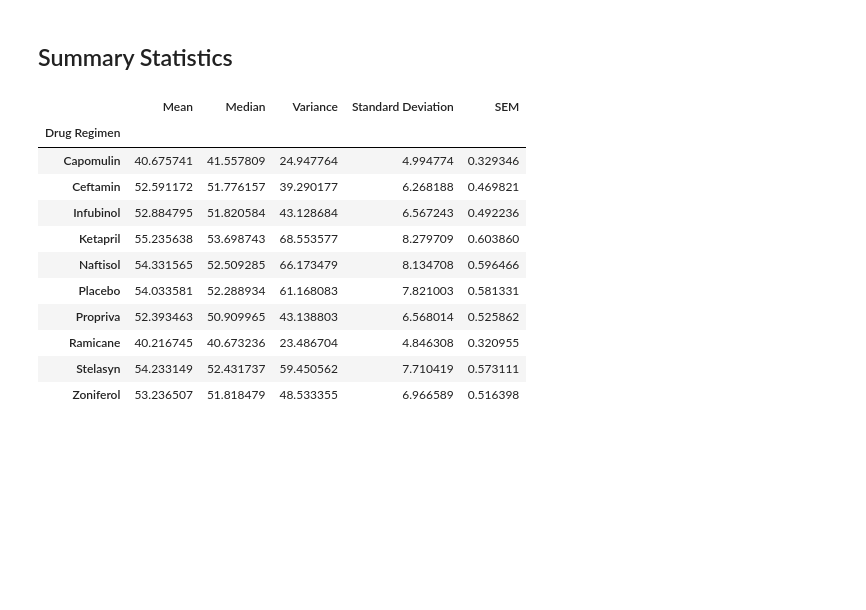
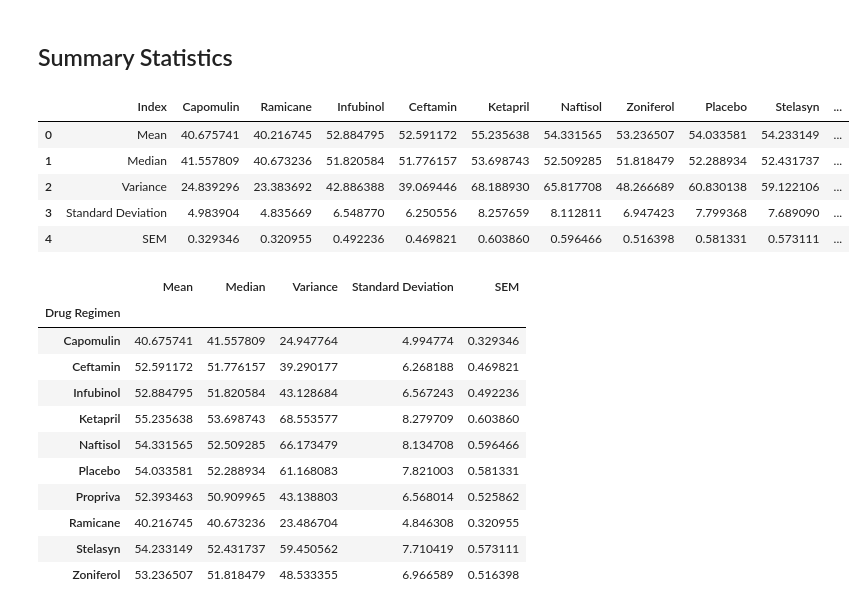
Before and after one commit to berlyflores-98/Homework_5, a Jupyter notebook: pymaceuticals_starter.ipynb, the cells around one changed output. Drawn from its saved outputs; the diff is of its cells as text; code cells hidden in the pictures; blank space fills up the shorter version.

Commit message:
adding in other summary table

```diff
--- a/pymaceuticals_starter.ipynb
+++ b/pymaceuticals_starter.ipynb
@@ -59,10 +59,3 @@ dup_mouse_ID.head()
 | g989 | Propriva | Female | 21 | 26 | 5 | 48.786801 | 0 |
 | g989 | Propriva | Female | 21 | 26 | 5 | 47.570392 | 0 |
 | g989 | Propriva | Female | 21 | 26 | 10 | 51.745156 | 0 |
-# %%
-# Create a clean DataFrame by dropping the duplicate mouse by its ID.
-clean_df = com_mou_stud
-
-clean_df = clean_df.drop_duplicates(subset= ['Mouse ID','Timepoint'], keep="first")
-
-clean_df.head()
@@ -89,3 +83,69 @@ len(clean_df['Mouse ID'].value_counts())
+# %%
+# Generate a summary statistics table of mean, median, variance, standard deviation, and SEM of the tumor volume for each regimen
+
+# This method is the most straighforward, creating multiple series and putting them all together at the end.
+
+cap_vol = clean_df.loc[clean_df['Drug Regimen']=='Capomulin']
+cap_vol_num = cap_vol['Tumor Volume (mm3)']
+sum_tab_cap = [np.mean(cap_vol_num),np.median(cap_vol_num),np.var(cap_vol_num),np.std(cap_vol_num),sts.sem(cap_vol_num)]
+
+ram_vol = clean_df.loc[clean_df['Drug Regimen']=='Ramicane']
+ram_vol_num = ram_vol['Tumor Volume (mm3)']
+sum_tab_ram = [np.mean(ram_vol_num),np.median(ram_vol_num),np.var(ram_vol_num),np.std(ram_vol_num),sts.sem(ram_vol_num)]
+
+inf_vol = clean_df.loc[clean_df['Drug Regimen']=='Infubinol']
+inf_vol_num = inf_vol['Tumor Volume (mm3)']
+sum_tab_inf = [np.mean(inf_vol_num),np.median(inf_vol_num),np.var(inf_vol_num),np.std(inf_vol_num),sts.sem(inf_vol_num)]
+
+cef_vol = clean_df.loc[clean_df['Drug Regimen']=='Ceftamin']
+cef_vol_num = cef_vol['Tumor Volume (mm3)']
+sum_tab_cef = [np.mean(cef_vol_num),np.median(cef_vol_num),np.var(cef_vol_num),np.std(cef_vol_num),sts.sem(cef_vol_num)]
+
+ket_vol = clean_df.loc[clean_df['Drug Regimen']=='Ketapril']
+ket_vol_num = ket_vol['Tumor Volume (mm3)']
+sum_tab_ket = [np.mean(ket_vol_num),np.median(ket_vol_num),np.var(ket_vol_num),np.std(ket_vol_num),sts.sem(ket_vol_num)]
+
+naf_vol = clean_df.loc[clean_df['Drug Regimen']=='Naftisol']
+naf_vol_num = naf_vol['Tumor Volume (mm3)']
+sum_tab_naf = [np.mean(naf_vol_num),np.median(naf_vol_num),np.var(naf_vol_num),np.std(naf_vol_num),sts.sem(naf_vol_num)]
+
+zon_vol = clean_df.loc[clean_df['Drug Regimen']=='Zoniferol']
+zon_vol_num = zon_vol['Tumor Volume (mm3)']
+sum_tab_zon = [np.mean(zon_vol_num),np.median(zon_vol_num),np.var(zon_vol_num),np.std(zon_vol_num),sts.sem(zon_vol_num)]
+
+pla_vol = clean_df.loc[clean_df['Drug Regimen']=='Placebo']
+pla_vol_num = pla_vol['Tumor Volume (mm3)']
+sum_tab_pla = [np.mean(pla_vol_num),np.median(pla_vol_num),np.var(pla_vol_num),np.std(pla_vol_num),sts.sem(pla_vol_num)]
+
+ste_vol = clean_df.loc[clean_df['Drug Regimen']=='Stelasyn']
+ste_vol_num = ste_vol['Tumor Volume (mm3)']
+sum_tab_ste = [np.mean(ste_vol_num),np.median(ste_vol_num),np.var(ste_vol_num),np.std(ste_vol_num),sts.sem(ste_vol_num)]
+
+pro_vol = clean_df.loc[clean_df['Drug Regimen']=='Propriva']
+pro_vol_num = pro_vol['Tumor Volume (mm3)']
+sum_tab_pro = [np.mean(pro_vol_num),np.median(pro_vol_num),np.var(pro_vol_num),np.std(pro_vol_num),sts.sem(pro_vol_num)]
+
+Summry_table_1 = pd.DataFrame({"Index":["Mean", "Median","Variance","Standard Deviation","SEM"],
+                               "Capomulin":sum_tab_cap,
+                               "Ramicane":sum_tab_ram,
+                               "Infubinol":sum_tab_inf,
+                               "Ceftamin":sum_tab_cef,
+                               "Ketapril":sum_tab_ket,
+                               "Naftisol":sum_tab_naf,
+                               "Zoniferol":sum_tab_zon,
+                               "Placebo":sum_tab_pla,
+                               "Stelasyn":sum_tab_ste,
+                               "Propriva":sum_tab_pro})
+
+
+Summry_table_1
+# %% [output]
+|  | Index | Capomulin | Ramicane | Infubinol | Ceftamin | Ketapril | Naftisol | Zoniferol | Placebo | Stelasyn | ... |
+| 0 | Mean | 40.675741 | 40.216745 | 52.884795 | 52.591172 | 55.235638 | 54.331565 | 53.236507 | 54.033581 | 54.233149 | ... |
+| 1 | Median | 41.557809 | 40.673236 | 51.820584 | 51.776157 | 53.698743 | 52.509285 | 51.818479 | 52.288934 | 52.431737 | ... |
+| 2 | Variance | 24.839296 | 23.383692 | 42.886388 | 39.069446 | 68.188930 | 65.817708 | 48.266689 | 60.830138 | 59.122106 | ... |
+| 3 | Standard Deviation | 4.983904 | 4.835669 | 6.548770 | 6.250556 | 8.257659 | 8.112811 | 6.947423 | 7.799368 | 7.689090 | ... |
+| 4 | SEM | 0.329346 | 0.320955 | 0.492236 | 0.469821 | 0.603860 | 0.596466 | 0.516398 | 0.581331 | 0.573111 | ... |
 # %%
 # Generate a summary statistics table of mean, median, variance, standard deviation, and SEM of the tumor volume for each regimen
 
```
Also changed, not shown: parts of 3 cells of this notebook.
